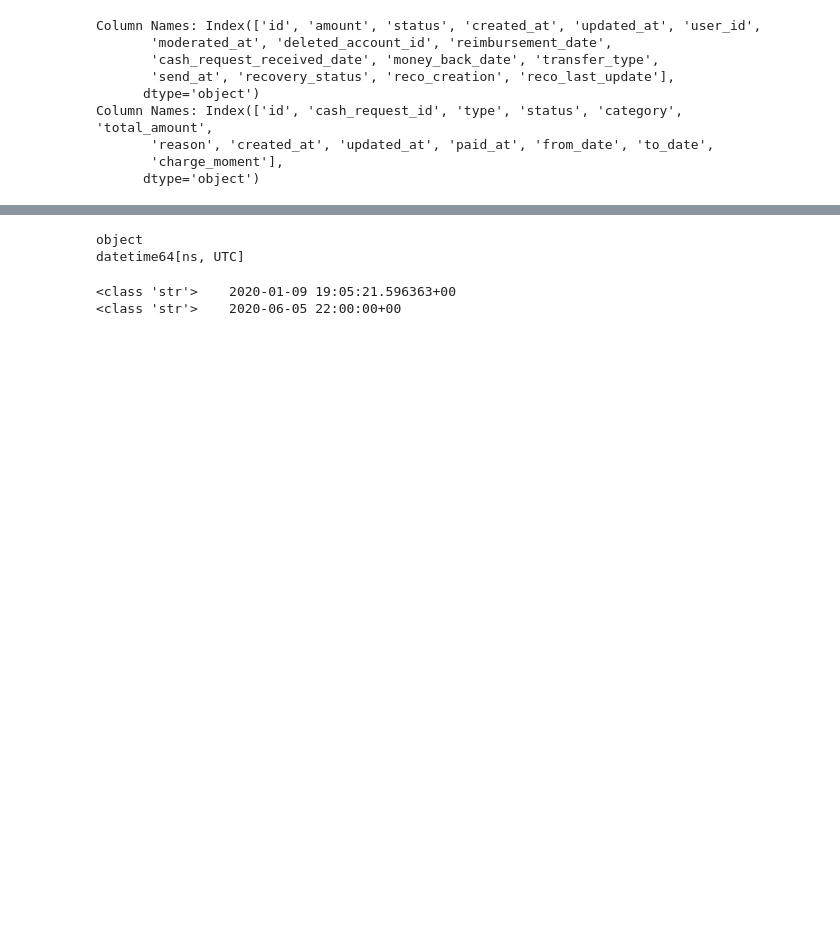
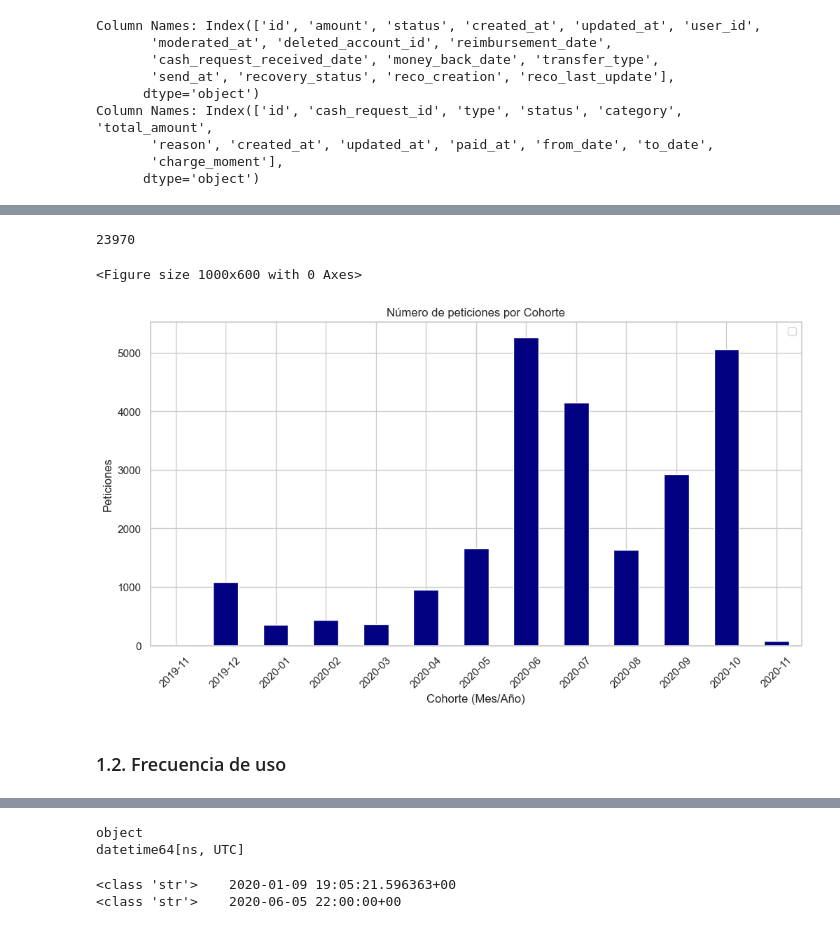
Before and after one commit to cutmountain/ironhack-data-analytics, a Jupyter notebook: modulo-1/sesion-15/project-1-ironhack-payments-es-main/ironhack-payments.ipynb, the cells around one changed output, grey strips where cells are left out. Cells and saved outputs as stored; diff of their text form; code cells hidden in the pictures; blank space fills up the shorter version.

```diff
--- a/modulo-1/sesion-15/project-1-ironhack-payments-es-main/ironhack-payments.ipynb
+++ b/modulo-1/sesion-15/project-1-ironhack-payments-es-main/ironhack-payments.ipynb
@@ -88,0 +227,5 @@ cash.sample()
+# %%
+# Frecuencia de uso del servicio por cohorte
+requests_by_cohort = cash_cohorts.groupby('cohorte')['cash_request_id'].nunique().reset_index()
+requests_by_cohort.columns = ['cohorte','num_requests']
+print(requests_by_cohort)
@@ -88,0 +247,4 @@ cash.sample()
+# %%
+# Cambiar índice para poder graficar
+requests_by_cohort.set_index('cohorte', inplace=True)
+print(requests_by_cohort.index)
@@ -88,0 +274,22 @@ cash.sample()
+# %%
+# Comprobación
+requests_by_cohort['num_requests'].sum()
+# %% [output]
+23970
+# %%
+# Crear un gráfico de barras para visualizar el número de requests por cohorte
+plt.figure(figsize=(10, 6))
+#requests_by_cohort.plot(kind='line', marker='o')
+requests_by_cohort.plot(kind='bar', color='navy')
+plt.title('Número de peticiones por Cohorte')
+plt.xlabel('Cohorte (Mes/Año)')
+plt.ylabel('Peticiones')
+plt.grid(True)
+plt.xticks(rotation=45)
+plt.legend([])
+plt.show()
+# %% [output]
+<Figure size 1000x600 with 0 Axes>
+[figure, added]
+# %% [markdown]
+### 1.2. Frecuencia de uso
```
Also changed, not shown: parts of 48 cells of this notebook.
